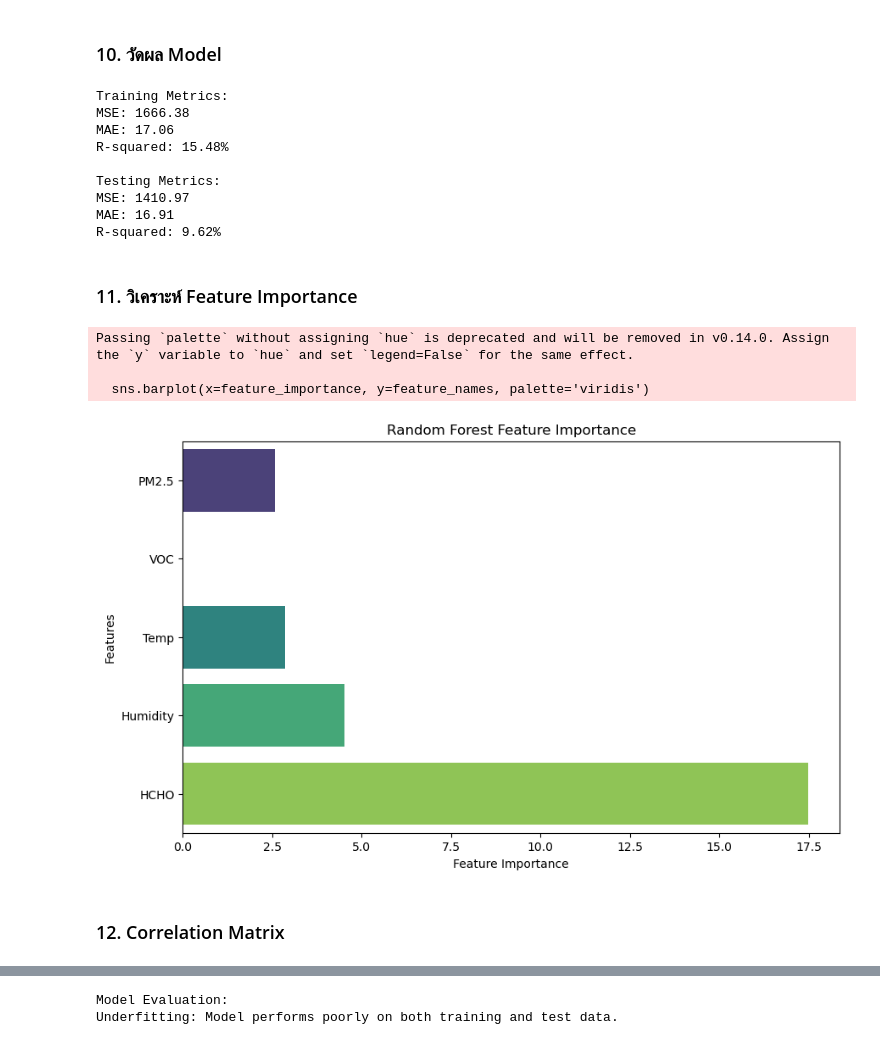
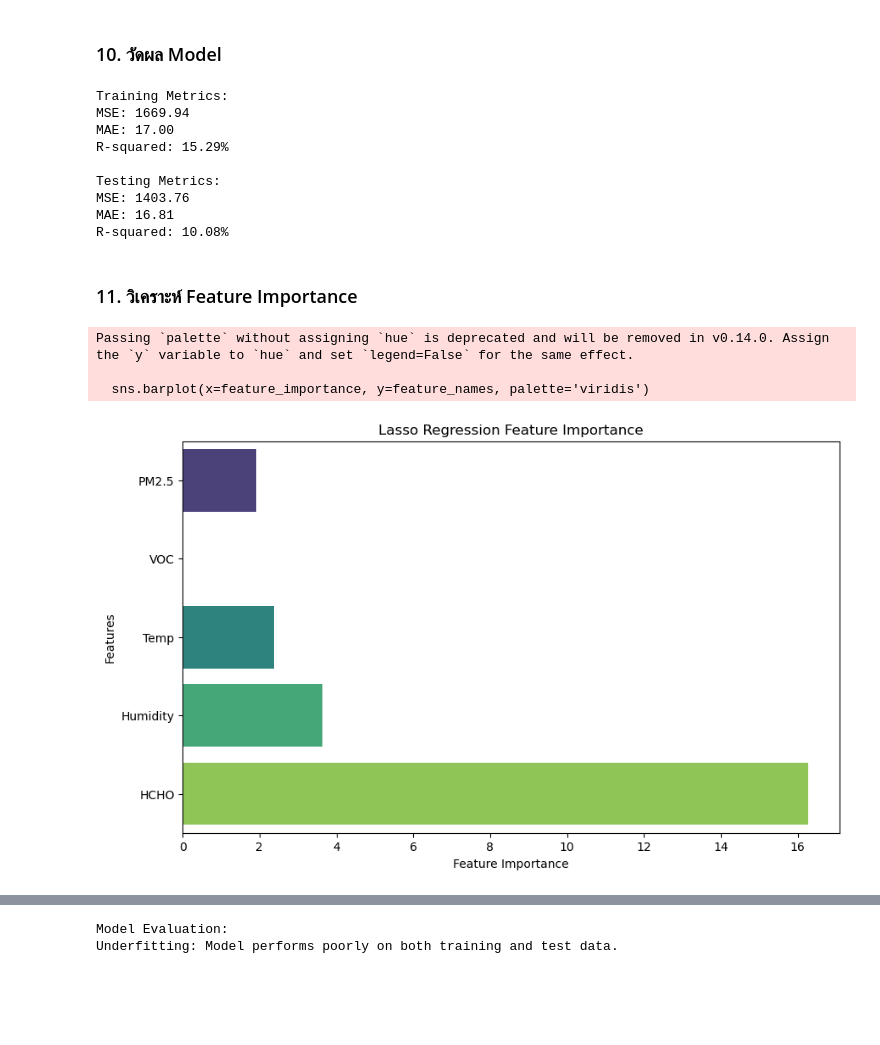
Before and after one commit to KazumaKan/Project_CPE495, a Jupyter notebook: Model/Lasso.ipynb, the cells around one changed output, grey strips where cells are left out. Saved outputs shown, nothing was run; the diff lists cells and outputs as text; code cells hidden in the pictures; blank space fills up the shorter version.

Commit message:
Edit & Update
1. Edit & Update Model
- DecisionTree, Lasso, Random_Forest file
2. Write a description before use
- Install file
3. Apply the model
- Random_Forest_Test

```diff
--- a/Model/Lasso.ipynb
+++ b/Model/Lasso.ipynb
@@ -73,6 +84,6 @@ X_test_scaled = scaler.transform(X_test)
 # %% [markdown]
 ### 8. Train Random Forest Model
 # %%
-lasso = Lasso(alpha=0.1)  # alpha is the regularization parameter
+lasso = Lasso(random_state=42)
 lasso.fit(X_train_scaled, y_train)
 # %% [output]
@@ -85,9 +96,9 @@ y_pred_test = lasso.predict(X_test_scaled) # เพิ่มการทำน
 # %% [markdown]
 ### 10. วัดผล Model
 # %%
-mse_train = mean_squared_error(y_train, y_pred_train) # เพิ่มการคำนวณ mse train
-mae_train = mean_absolute_error(y_train, y_pred_train) # เพิ่มการคำนวณ mae train
-r2_train = r2_score(y_train, y_pred_train) # เพิ่มการคำนวณ r2 train
+mse_train = mean_squared_error(y_train, y_pred_train)
+mae_train = mean_absolute_error(y_train, y_pred_train)
+r2_train = r2_score(y_train, y_pred_train)
 
 mse_test = mean_squared_error(y_test, y_pred_test)
 mae_test = mean_absolute_error(y_test, y_pred_test)
@@ -104,30 +115,28 @@ print(f"MAE: {mae_test:.2f}")
 print(f"R-squared: {r2_test:.2%}")
 # %% [output]
 Training Metrics:
-MSE: 1666.38
-MAE: 17.06
-R-squared: 15.48%
+MSE: 1669.94
+MAE: 17.00
+R-squared: 15.29%
 
 Testing Metrics:
-MSE: 1410.97
-MAE: 16.91
-R-squared: 9.62%
+MSE: 1403.76
+MAE: 16.81
+R-squared: 10.08%
 # %% [markdown]
 ### 11. วิเคราะห์ Feature Importance
 # %%
-feature_importance = np.abs(lasso.coef_)  # The absolute value of coefficients shows importance
+feature_importance = np.abs(lasso.coef_)  # Use the absolute values of coefficients
 feature_names = X.columns
 
 plt.figure(figsize=(10, 6))
 sns.barplot(x=feature_importance, y=feature_names, palette='viridis')
 plt.xlabel("Feature Importance")
 plt.ylabel("Features")
-plt.title("Random Forest Feature Importance")
+plt.title("Lasso Regression Feature Importance")
 plt.show()
 # %% [output]
 Passing `palette` without assigning `hue` is deprecated and will be removed in v0.14.0. Assign the `y` variable to `hue` and set `legend=False` for the same effect.
 
   sns.barplot(x=feature_importance, y=feature_names, palette='viridis')
-[figure, old version]
+[figure, new version]
-# %% [markdown]
-### 12. Correlation Matrix
```
Also changed, not shown: parts of 25 cells of this notebook, 8 other files.
